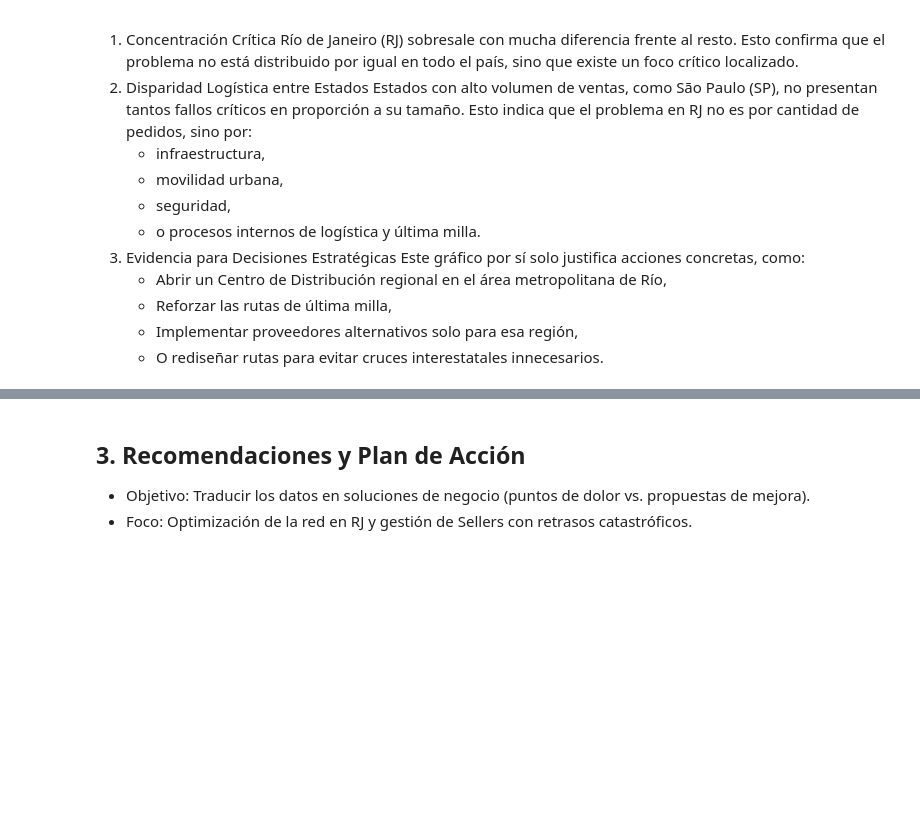
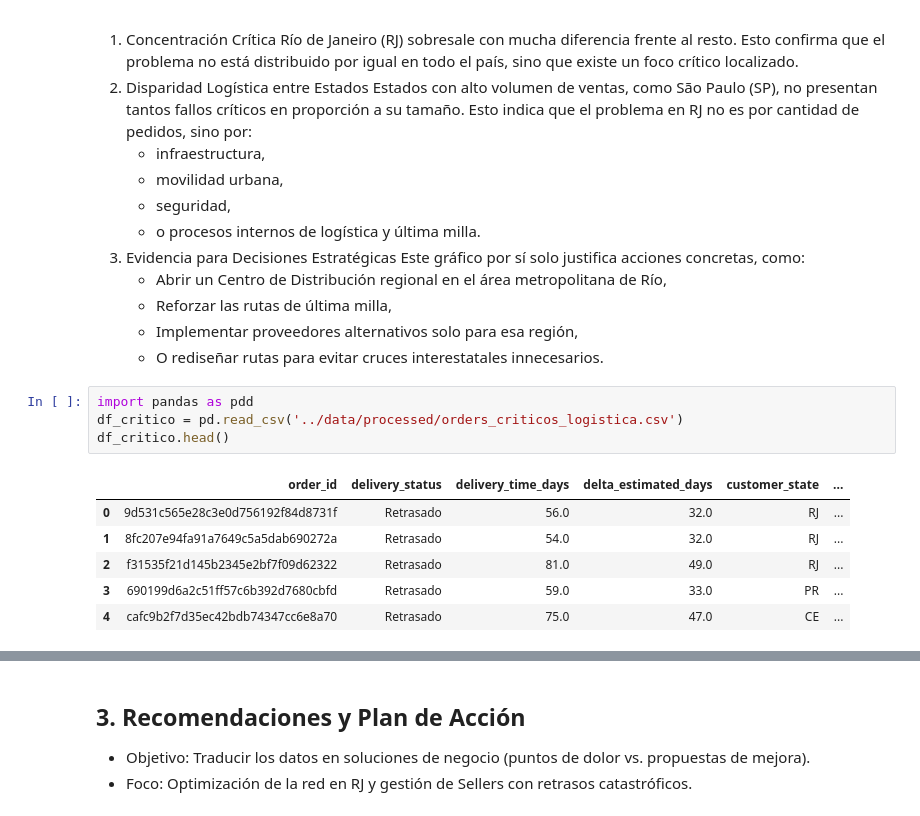
Before and after one commit to marcobustosblas/ecommerce-olist-analysis, a Jupyter notebook: notebooks/06_conclusions_and_insights.ipynb, the cells around one changed output, grey strips where cells are left out. Cells and saved outputs as stored; diff of their text form; blank space fills up the shorter version.

```diff
--- a/notebooks/06_conclusions_and_insights.ipynb
+++ b/notebooks/06_conclusions_and_insights.ipynb
@@ -119,3 +119,14 @@ Este gráfico por sí solo justifica acciones concretas, como:
     - Reforzar las rutas de última milla,
     - Implementar proveedores alternativos solo para esa región,
     - O rediseñar rutas para evitar cruces interestatales innecesarios.
+# %%
+import pandas as pdd
+df_critico = pd.read_csv('../data/processed/orders_criticos_logistica.csv')
+df_critico.head()
+# %% [output]
+|  | order_id | delivery_status | delivery_time_days | delta_estimated_days | customer_state | ... |
+| 0 | 9d531c565e28c3e0d756192f84d8731f | Retrasado | 56.0 | 32.0 | RJ | ... |
+| 1 | 8fc207e94fa91a7649c5a5dab690272a | Retrasado | 54.0 | 32.0 | RJ | ... |
+| 2 | f31535f21d145b2345e2bf7f09d62322 | Retrasado | 81.0 | 49.0 | RJ | ... |
+| 3 | 690199d6a2c51ff57c6b392d7680cbfd | Retrasado | 59.0 | 33.0 | PR | ... |
+| 4 | cafc9b2f7d35ec42bdb74347cc6e8a70 | Retrasado | 75.0 | 47.0 | CE | ... |
```
Also changed, not shown: parts of 1 cell of this notebook.
